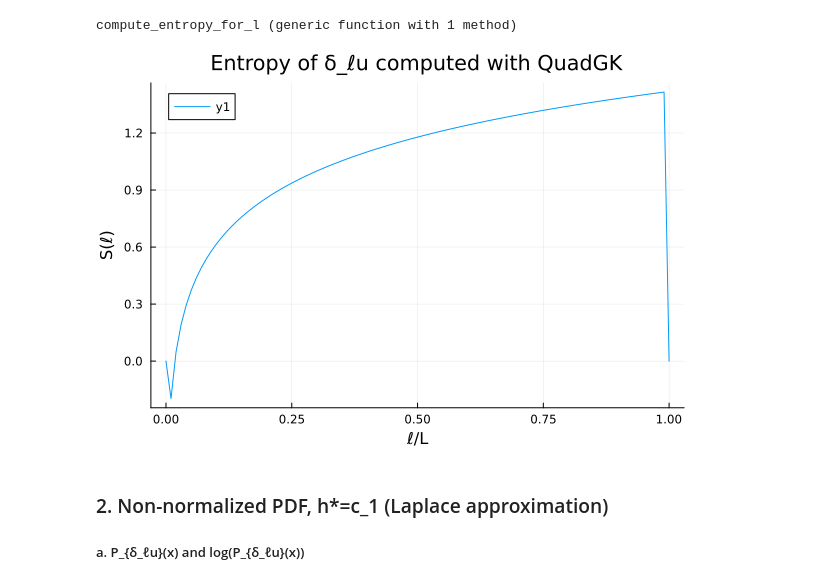
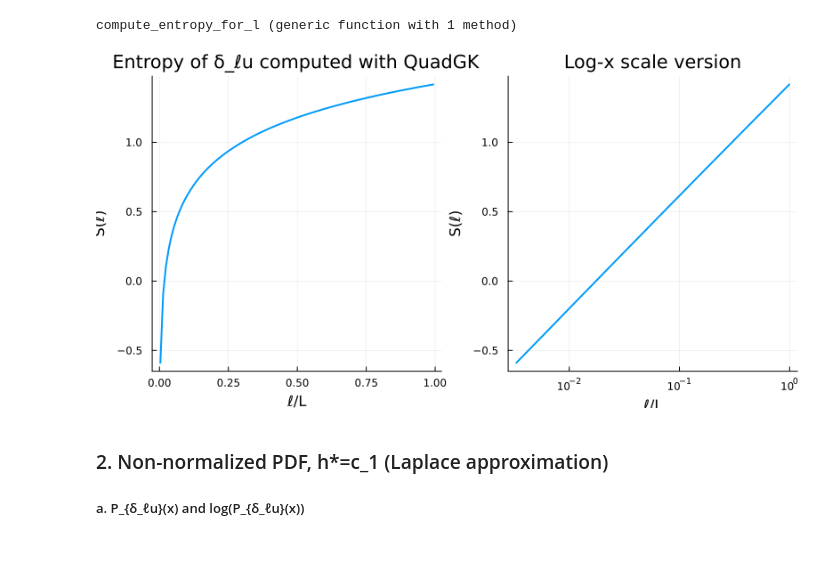
Before and after one commit to pleflohic/turbulence-velocity-increments, a Jupyter notebook: notebooks/non_normalized.ipynb, the cells around one changed output. Drawn from its saved outputs; the diff is of its cells as text; code cells hidden in the pictures; blank space fills up the shorter version.

Commit message:
correction normalisation latex et notebook, affichage log des entropies

```diff
--- a/notebooks/non_normalized.ipynb
+++ b/notebooks/non_normalized.ipynb
@@ -169,22 +162,29 @@ end
 compute_entropy_for_l (generic function with 1 method)
 # %%
 # Define l values
-l_values = 0.0:0.01*L:L
+l_values = 1e-4:0.01*L:L
+S_values = [compute_entropy_for_l(compute_P_δlu_of_x,l) for l in l_values]
 
 # Create the plot for S(l)
-p1 = plot(title = "Entropy of δ_ℓu computed with QuadGK",
+p1 = plot(l_values./L, S_values,
+          title = "Entropy of δ_ℓu computed with QuadGK",
           xlabel = "ℓ/L",
           ylabel = "S(ℓ)",
-          lw = 2)
+          lw = 2,
+          legend = false)
 
-# Loop over each l and compute the entropies
-S_values = [compute_entropy_for_l(compute_P_δlu_of_x,l) for l in l_values]
+p2 = plot(l_values./L, S_values,
+          title = "Log-x scale version",
+          xlabel = "ℓ/L",
+          ylabel = "S(ℓ)",
+          xscale = :log10,
+          lw = 2,
+          legend = false)
 
 # Plot
-plot!(p1, l_values/L, S_values)
-display(p1)
+plot(p1, p2, layout = (1, 2), size = (800, 400))
 # %% [output]
-[figure, old version]
+[figure, new version]
 # %% [markdown]
 ### 2. Non-normalized PDF, h*=c_1 (Laplace approximation)
 
```
Also changed, not shown: parts of 6 cells of this notebook, 4 other files.
